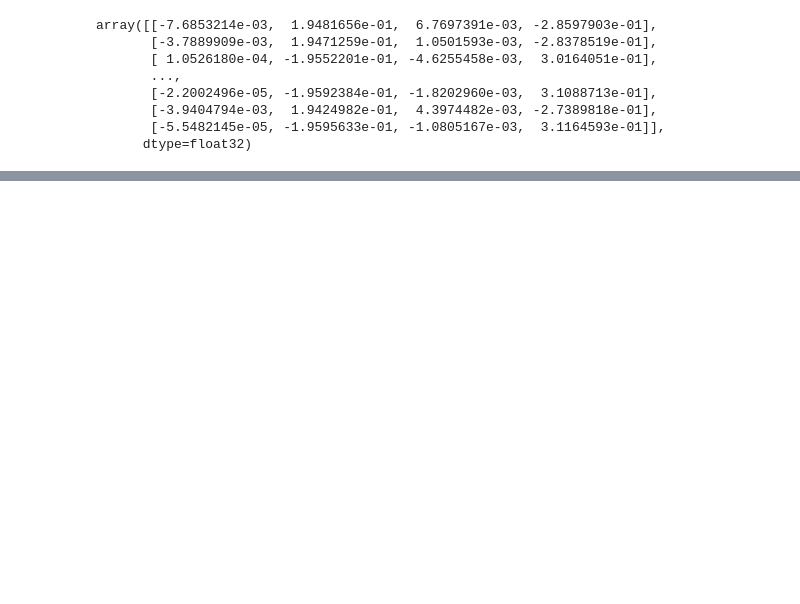
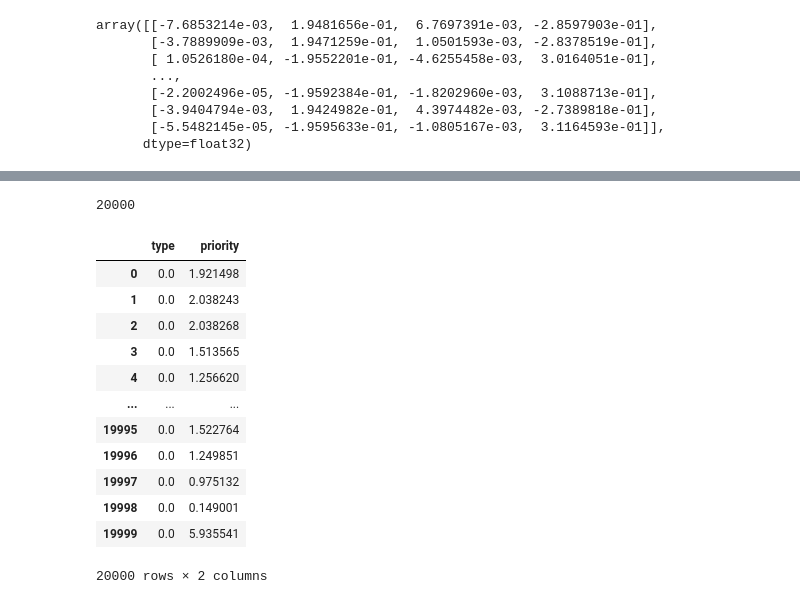
Before and after one commit to Aegis1863/Counterfactual-Experience-Augmented, a Jupyter notebook: test.ipynb, the cells around one changed output, grey strips where cells are left out. Drawn from its saved outputs; the diff is of its cells as text; code cells hidden in the pictures; blank space fills up the shorter version.

```diff
--- a/test.ipynb
+++ b/test.ipynb
@@ -483,0 +497,4 @@ print(model.quality)
+# %%
+buffer.size
+# %% [output]
+20000
@@ -483,0 +517,16 @@ print(model.quality)
+# %%
+data
+# %% [output]
+|  | type | priority |
+| 0 | 0.0 | 1.921498 |
+| 1 | 0.0 | 2.038243 |
+| 2 | 0.0 | 2.038268 |
+| 3 | 0.0 | 1.513565 |
+| 4 | 0.0 | 1.256620 |
+| ... | ... | ... |
+| 19995 | 0.0 | 1.522764 |
+| 19996 | 0.0 | 1.249851 |
+| 19997 | 0.0 | 0.975132 |
+| 19998 | 0.0 | 0.149001 |
+| 19999 | 0.0 | 5.935541 |
+20000 rows × 2 columns
```
Also changed, not shown: parts of 10 cells of this notebook, 15 other files.
